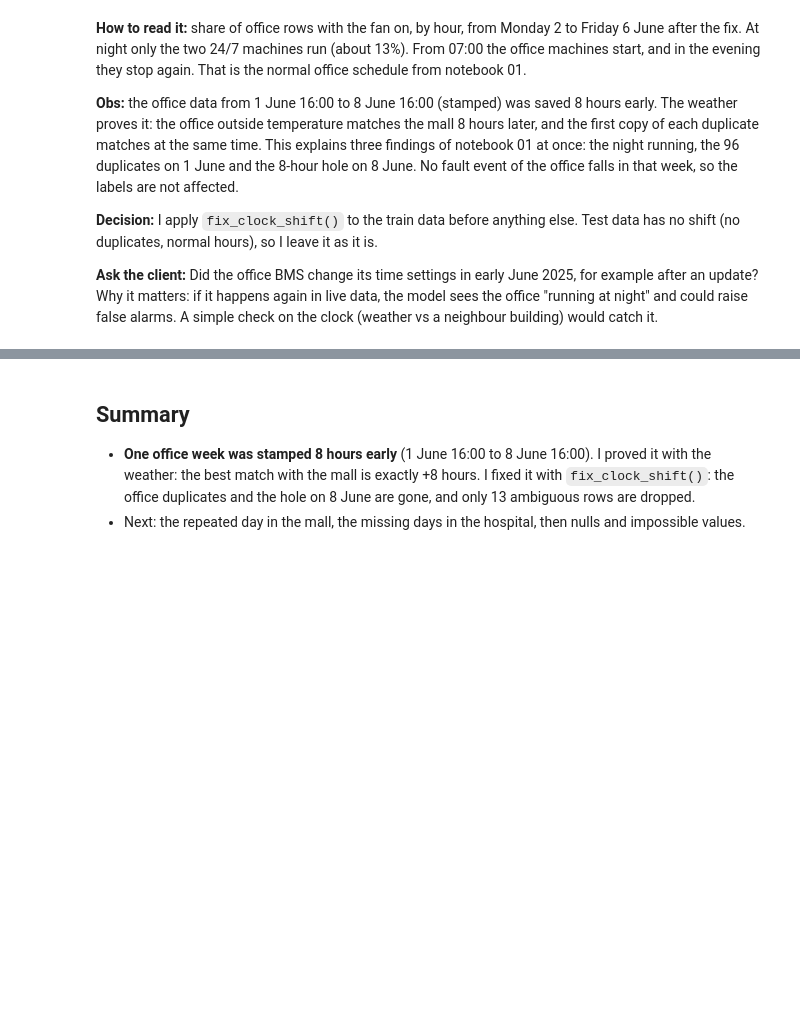
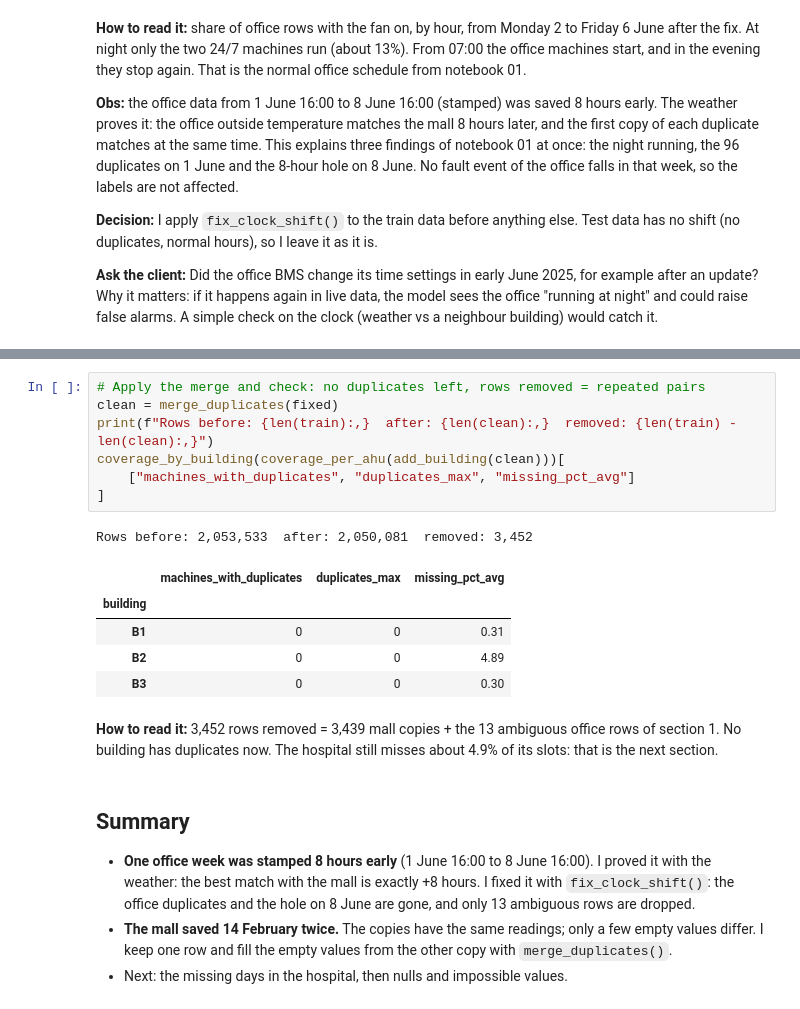
Before and after one commit to serrasm19/ahu-fault-detection, a Jupyter notebook: submission/code/notebooks/02_data_quality.ipynb, the cells around one changed output, grey strips where cells are left out. Drawn from its saved outputs; the diff is of its cells as text; blank space fills up the shorter version.

Commit message:
📊 Add repeated day check to the data quality notebook
Co-Authored-By: Claude Opus 5.5 <noreply@anthropic.com>

```diff
--- a/submission/code/notebooks/02_data_quality.ipynb
+++ b/submission/code/notebooks/02_data_quality.ipynb
@@ -258,5 +312,22 @@ Why it matters: if it happens again in live data, the model sees the office "run
+# %%
+# Apply the merge and check: no duplicates left, rows removed = repeated pairs
+clean = merge_duplicates(fixed)
+print(f"Rows before: {len(train):,}  after: {len(clean):,}  removed: {len(train) - len(clean):,}")
+coverage_by_building(coverage_per_ahu(add_building(clean)))[
+    ["machines_with_duplicates", "duplicates_max", "missing_pct_avg"]
+]
+# %% [output]
+Rows before: 2,053,533  after: 2,050,081  removed: 3,452
+|  | machines_with_duplicates | duplicates_max | missing_pct_avg |
+| building |  |  |  |
+| B1 | 0 | 0 | 0.31 |
+| B2 | 0 | 0 | 4.89 |
+| B3 | 0 | 0 | 0.30 |
+# %% [markdown]
+**How to read it:** 3,452 rows removed = 3,439 mall copies + the 13 ambiguous office rows of section 1. No building has duplicates now. The hospital still misses about 4.9% of its slots: that is the next section.
 # %% [markdown]
 ## Summary
 
 - **One office week was stamped 8 hours early** (1 June 16:00 to 8 June 16:00). I proved it with the weather: the best match with the mall is exactly +8 hours. I fixed it with `fix_clock_shift()`: the office duplicates and the hole on 8 June are gone, and only 13 ambiguous rows are dropped.
-- Next: the repeated day in the mall, the missing days in the hospital, then nulls and impossible values.
+- **The mall saved 14 February twice.** The copies have the same readings; only a few empty values differ. I keep one row and fill the empty values from the other copy with `merge_duplicates()`.
+- Next: the missing days in the hospital, then nulls and impossible values.
```
Also changed, not shown: parts of 7 cells of this notebook.
